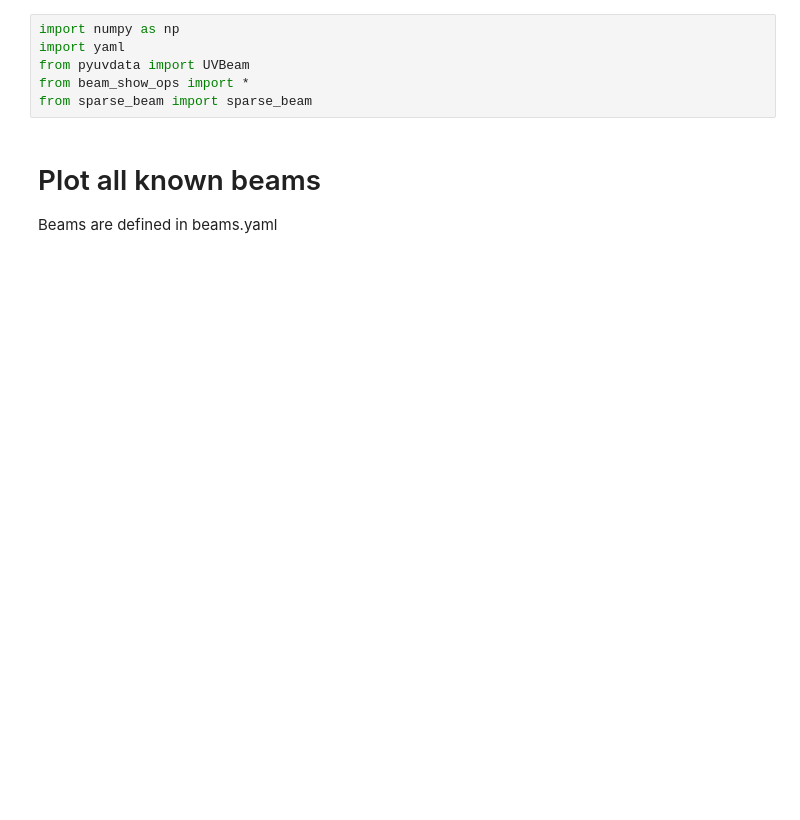
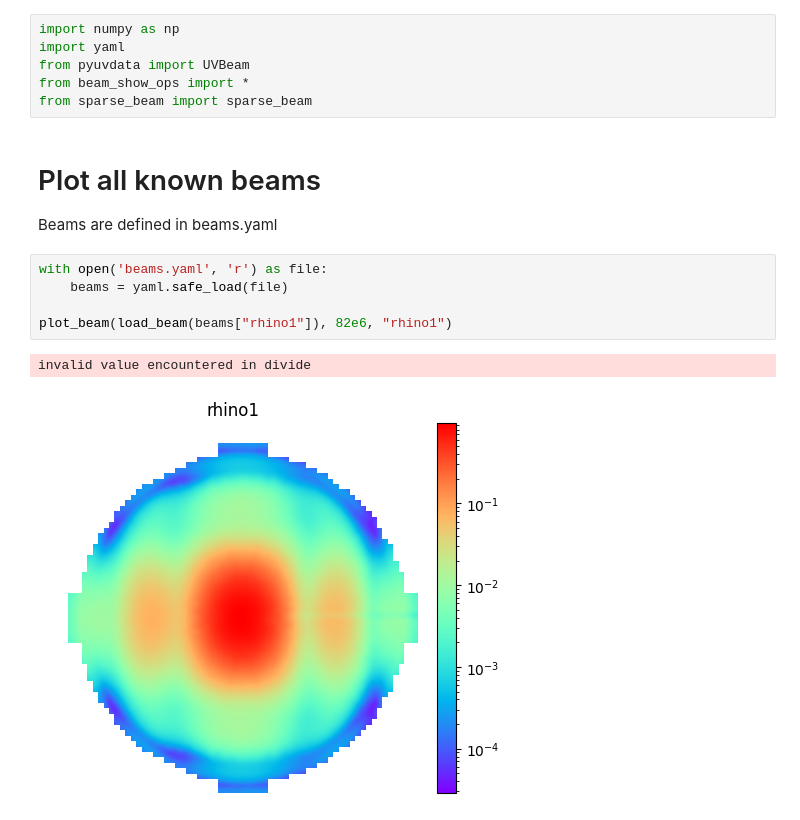
Before and after one commit to hughbg/rhino-sim, a Jupyter notebook: plot_beam.ipynb, the cells around one changed output. Drawn from its saved outputs; the diff is of its cells as text; blank space fills up the shorter version.

```diff
--- a/plot_beam.ipynb
+++ b/plot_beam.ipynb
@@ -8,6 +8,14 @@ from sparse_beam import sparse_beam
 # Plot all known beams
 
 Beams are defined in beams.yaml
+# %%
+with open('beams.yaml', 'r') as file:
+    beams = yaml.safe_load(file)
+
+plot_beam(load_beam(beams["rhino1"]), 82e6, "rhino1")
+# %% [output]
+invalid value encountered in divide
+[figure, added]
 # %%
 with open('beams.yaml', 'r') as file:
     beams = yaml.safe_load(file)
```
Also changed, not shown: parts of 1 cell of this notebook, 3 other files.
